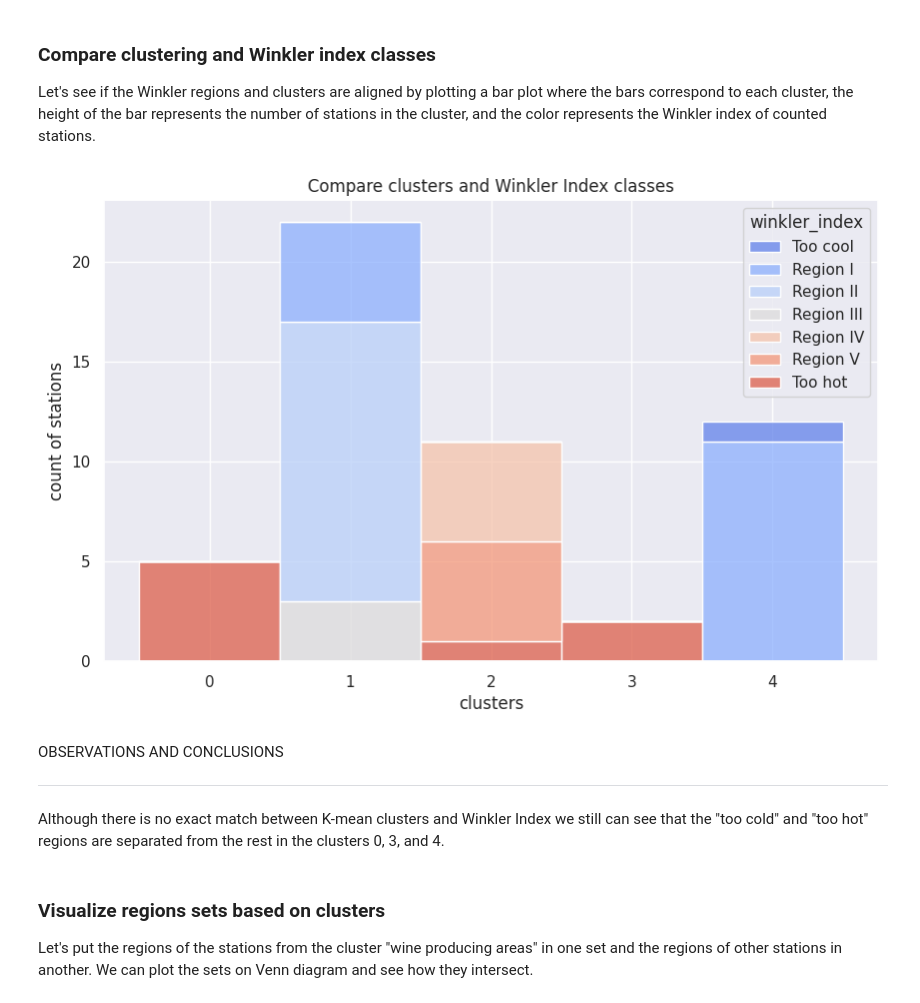
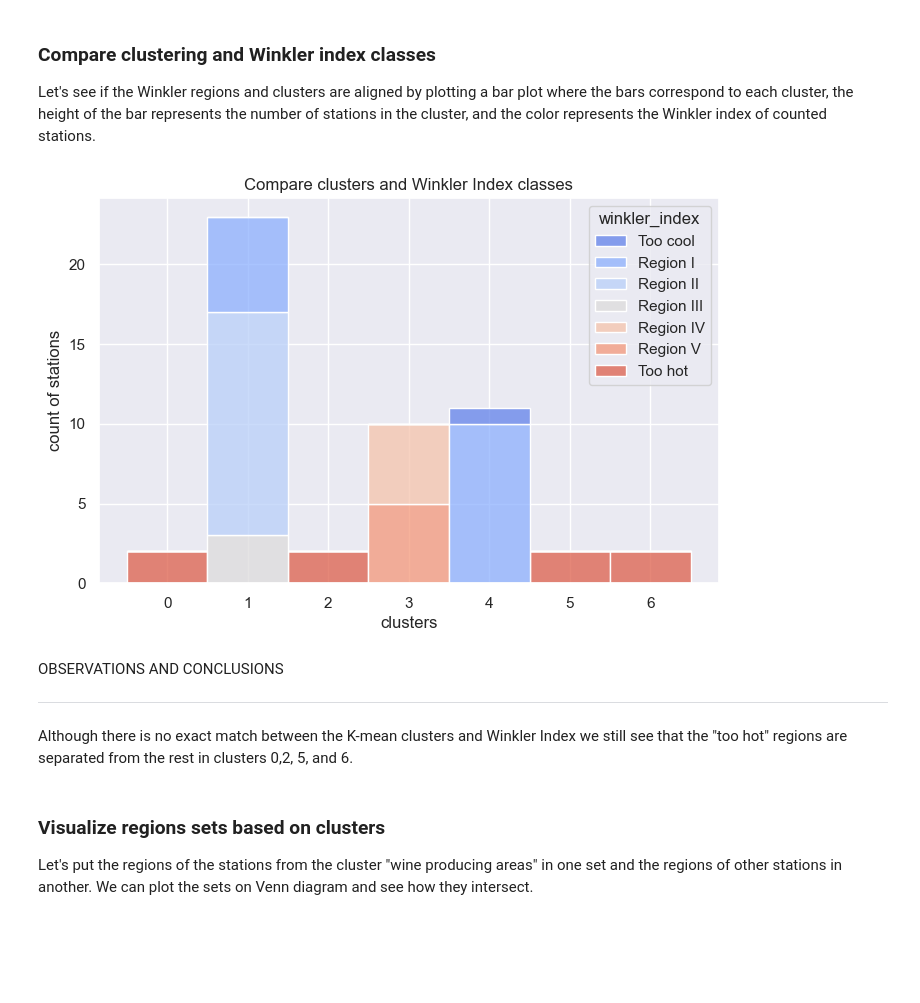
Before and after one commit to Wimmics/kgstat, a Jupyter notebook: KG_and_Classification_Python.ipynb, the cells around one changed output. Cells and saved outputs as stored; diff of their text form; code cells hidden in the pictures; blank space fills up the shorter version.

```diff
--- a/KG_and_Classification_Python.ipynb
+++ b/KG_and_Classification_Python.ipynb
@@ -511,0 +556,7 @@ print(printSize(graph))
+# %%
+load_saved_graph = True
+graph_file_name = 'kgstat.ttl'
+
+if load_saved_graph:
+    graph = loadGraph(graph_file_name)
+    print(printSize(graph))
@@ -513,12 +566,9 @@ print(printSize(graph))
 ### Query the local graph
 # %%
 query_station_geo_agro = '''
-SELECT ?region
-       ?station
-       ?stationName
+SELECT ?region ?station ?stationName
        ?lat ?long ?alt
-       ?year
-       ?GDD ?GST ?rainfall
+       ?year ?GDD ?GST ?rainfall
 
 WHERE {
 
@@ -546,9 +596,9 @@ ORDER BY ?stationName ?year
 
 '''
 
-_ , station_geo_agro_df = sparqlQuery(graph, sparql_prefix,
-                                      query_station_geo_agro,
-                                      dtypes= { 'alt': 'float'})
+station_geo_agro_df = sparqlQuery(graph, sparql_prefix,
+                                  query_station_geo_agro,
+                                  dtypes= { 'alt': 'float'})
 
 station_geo_agro_df.shape
 # %% [output]
@@ -618,8 +671,9 @@ station_geo_agro_df['winkler_index'] = winkler_discretizer.fit_transform(station
 # %%
 station_geo_agro_df_avg = station_geo_agro_df.groupby('stationName')\
-                               .agg('mean', numeric_only=True)
+                                             .agg('mean', numeric_only=True)
 # Reassign region
-station_geo_agro_df_avg['region'] = station_geo_agro_df.groupby('stationName').region.first()
+station_geo_agro_df_avg['region'] = station_geo_agro_df.groupby('stationName')\
+                                                       .region.first()
 
 # Recalculate Winkler index base on avearage GDD
 station_geo_agro_df_avg['winkler_index']  = winkler_discretizer.fit_transform(station_geo_agro_df_avg.GDD)
@@ -648,16 +701,15 @@ For visualization reasons, we minimize the number of data points by averaging th
 Clustering allows us to identify which observations are alike, and potentially categorize them. K-means clustering is the simplest and the most commonly used clustering method for splitting a dataset into a set of k groups.
 # %%
 from sklearn.cluster import KMeans
-from sklearn.preprocessing import StandardScaler, MinMaxScaler, PowerTransformer
+from sklearn.preprocessing import StandardScaler, MinMaxScaler
 from skrub import SelectCols
 
-GDD_rainfall_km = station_geo_agro_df_avg.loc[:, ['GDD', 'rainfall']]
+GDD_rainfall_km = SelectCols(['GDD', 'rainfall']).fit_transform(station_geo_agro_df_avg)
 
 scaler = MinMaxScaler(copy=False).set_output(transform='pandas')
 GDD_rainfall_km = scaler.fit_transform(GDD_rainfall_km)
 
-#TODO: add hyperparameter search?
-k = 5
+k = 7 # number of Winkler Indices
 km = KMeans(k, random_state=42, n_init=10, algorithm='lloyd' )
 km.fit(GDD_rainfall_km)
 
@@ -743,33 +799,28 @@ plt.show()
 ### Compare clustering and Winkler index classes
 Let's see if the Winkler regions and clusters are aligned by plotting a bar plot where the bars correspond to each cluster, the height of the bar represents the number of stations in the cluster, and the color represents the Winkler index of counted stations.
 # %%
-plt.figure(figsize=(10, 6))
+plt.figure(figsize=(8, 5))
 sns.set_theme()
 
-#station_geo_agro_df_avg['cluster'] =  km.labels_
-
-#TODO: custom palette
-sns.histplot(#data=station_geo_agro_df_avg,
-            x=  km.labels_,#'cluster',
-            hue=station_geo_agro_df_avg.winkler_index,#'winkler_index',
+sns.histplot(x= km.labels_,
+            hue=station_geo_agro_df_avg.winkler_index,
             stat='count',
             discrete=True,
             palette='coolwarm',
             multiple='stack')
 
 plt.title('Compare clusters and Winkler Index classes')
-#plt.legend(labels=list(reversed(winkler_labels)), reverse=True,  title='Winkler Index' )
 plt.xlabel('clusters')
 plt.ylabel('count of stations')
 print()
 # %% [output]
-[figure, old version]
+[figure, new version]
 # %% [markdown]
 OBSERVATIONS AND CONCLUSIONS
 
 ---
 
-Although there is no exact match between K-mean clusters and Winkler Index we still can see that the "too cold" and "too hot" regions are separated from the rest in the clusters 0, 3, and 4.
+Although there is no exact match between the K-mean clusters and Winkler Index we still see that the "too hot" regions are separated from the rest in clusters 0,2, 5, and 6.
 # %% [markdown]
 ### Visualize regions sets based on clusters
 Let's put the regions of the stations from the cluster "wine producing areas" in one set and the regions of other stations in another. We can plot the sets on Venn diagram and see how they intersect.
```
Also changed, not shown: parts of 103 cells of this notebook.
